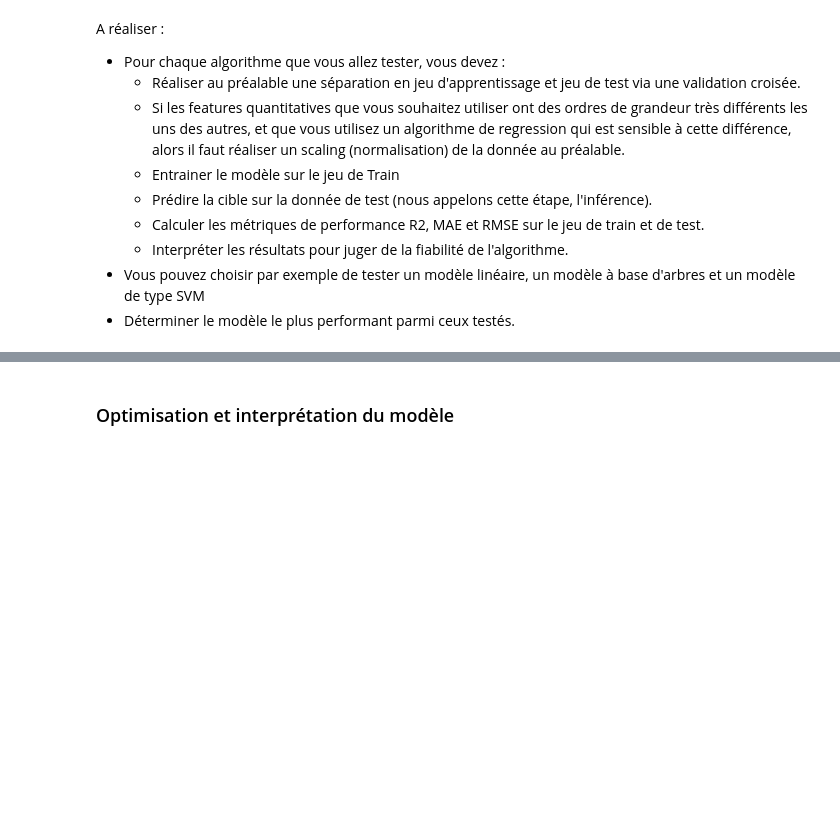
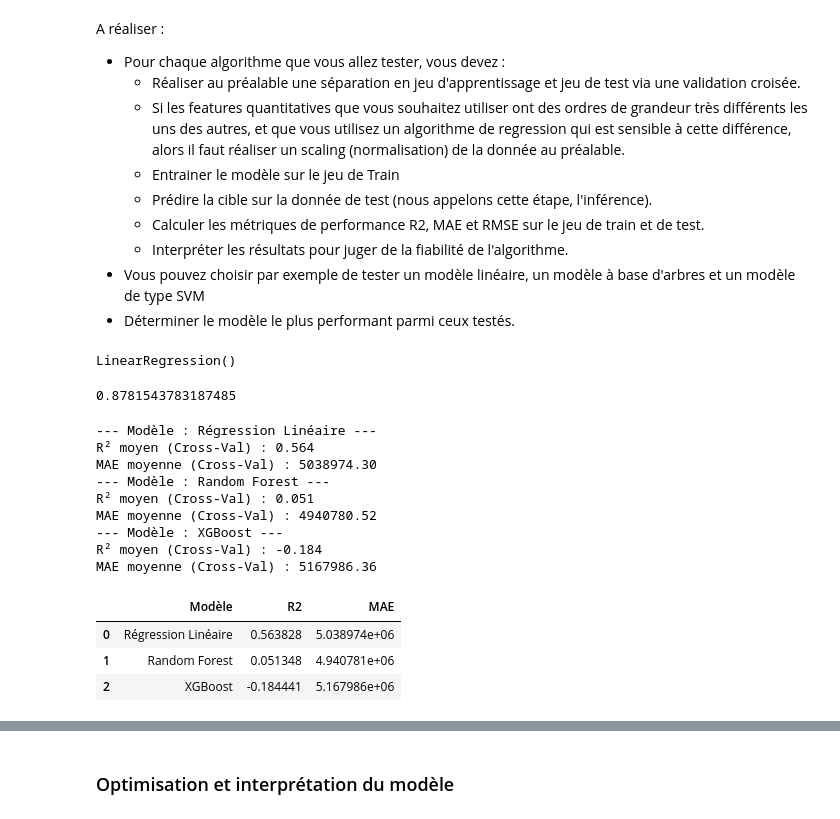
Before and after one commit to AxelFB1992/projet6, a Jupyter notebook: template_modelisation_supervisee.ipynb, the cells around one changed output, grey strips where cells are left out. Drawn from its saved outputs; the diff is of its cells as text; code cells hidden in the pictures; blank space fills up the shorter version.

```diff
--- a/template_modelisation_supervisee.ipynb
+++ b/template_modelisation_supervisee.ipynb
@@ -1978,0 +1983,64 @@ A réaliser :
+# %%
+reg.fit(X, y)
+# %% [output]
+LinearRegression()
+# %%
+print(reg.score(X, y))
+# %% [output]
+0.8781543783187485
+# %%
+from sklearn.model_selection import cross_validate
+from sklearn.metrics import mean_absolute_error, r2_score
+
+# On définit une fonction pour évaluer n'importe quel modèle
+def evaluate_model(model, name, X, y):
+    # 1. Validation croisée pour vérifier la robustesse
+    # On demande le R2 et la MAE (négative car sklearn minimise l'erreur)
+    cv_results = cross_validate(model, X, y, cv=5,
+                                scoring=['r2', 'neg_mean_absolute_error'])
+
+    r2_cv = cv_results['test_r2'].mean()
+    mae_cv = -cv_results['test_neg_mean_absolute_error'].mean()
+
+    print(f"--- Modèle : {name} ---")
+    print(f"R² moyen (Cross-Val) : {r2_cv:.3f}")
+    print(f"MAE moyenne (Cross-Val) : {mae_cv:.2f}")
+
+    return {'Modèle': name, 'R2': r2_cv, 'MAE': mae_cv}
+# %%
+from sklearn.linear_model import LinearRegression
+from sklearn.ensemble import RandomForestRegressor
+from xgboost import XGBRegressor # Si tu l'as installé
+
+# On stocke les résultats pour faire un tableau final
+results = []
+
+# 1. Régression Linéaire (Baseline)
+lr = LinearRegression()
+results.append(evaluate_model(lr, "Régression Linéaire", X, y))
+
+# 2. Random Forest (Modèle non-linéaire robuste)
+rf = RandomForestRegressor(random_state=42)
+results.append(evaluate_model(rf, "Random Forest", X, y))
+
+# 3. XGBoost (Modèle très performant)
+xgb = XGBRegressor(random_state=42)
+results.append(evaluate_model(xgb, "XGBoost", X, y))
+
+# Tableau récapitulatif
+df_results = pd.DataFrame(results)
+display(df_results)
+# %% [output]
+--- Modèle : Régression Linéaire ---
+R² moyen (Cross-Val) : 0.564
+MAE moyenne (Cross-Val) : 5038974.30
+--- Modèle : Random Forest ---
+R² moyen (Cross-Val) : 0.051
+MAE moyenne (Cross-Val) : 4940780.52
+--- Modèle : XGBoost ---
+R² moyen (Cross-Val) : -0.184
+MAE moyenne (Cross-Val) : 5167986.36
+|  | Modèle | R2 | MAE |
+| 0 | Régression Linéaire | 0.563828 | 5.038974e+06 |
+| 1 | Random Forest | 0.051348 | 4.940781e+06 |
+| 2 | XGBoost | -0.184441 | 5.167986e+06 |
```
Also changed, not shown: parts of 2 cells of this notebook.
